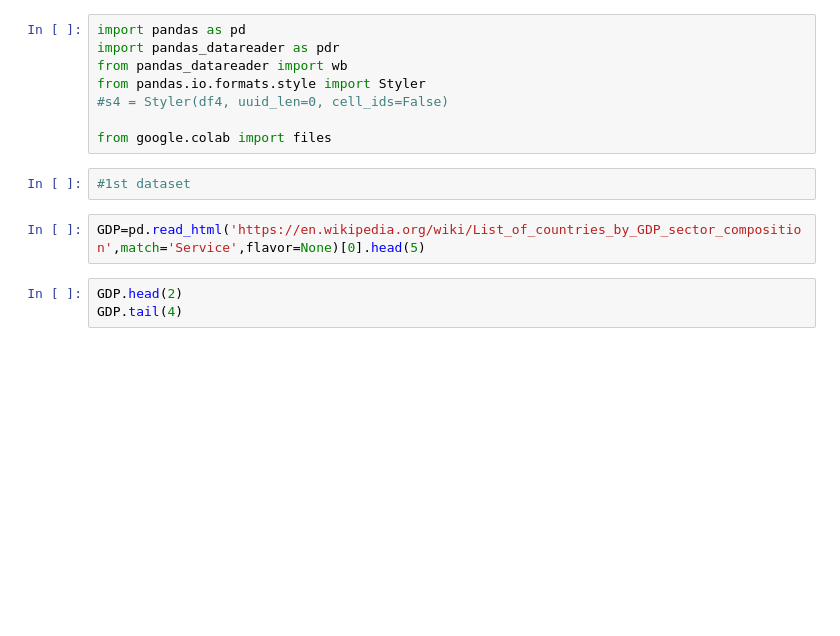
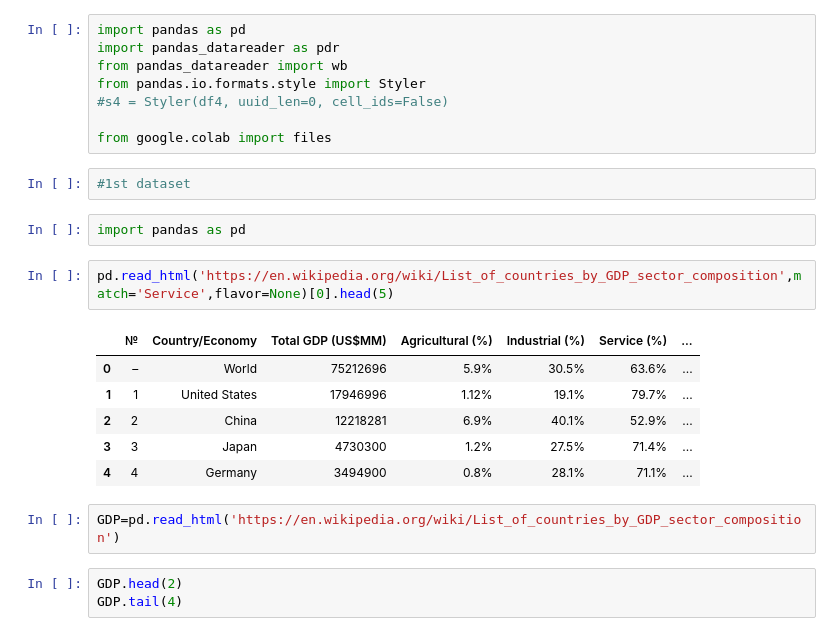
Before and after one commit to shimjide123/datman, a Jupyter notebook: Copy_of_Yu_Nong_ps1_data_management.ipynb, the cells around one changed output. Drawn from its saved outputs; the diff is of its cells as text; blank space fills up the shorter version.

```diff
--- a/Copy_of_Yu_Nong_ps1_data_management.ipynb
+++ b/Copy_of_Yu_Nong_ps1_data_management.ipynb
@@ -12,8 +12,19 @@ from pandas.io.formats.style import Styler
 from google.colab import files
 # %%
 #1st dataset
+# %%
+import pandas as pd
 # %%
-GDP=pd.read_html('https://en.wikipedia.org/wiki/List_of_countries_by_GDP_sector_composition',match='Service',flavor=None)[0].head(5)
+pd.read_html('https://en.wikipedia.org/wiki/List_of_countries_by_GDP_sector_composition',match='Service',flavor=None)[0].head(5)
+# %% [output]
+|  | № | Country/Economy | Total GDP (US$MM) | Agricultural (%) | Industrial (%) | Service (%) | ... |
+| 0 | – | World | 75212696 | 5.9% | 30.5% | 63.6% | ... |
+| 1 | 1 | United States | 17946996 | 1.12% | 19.1% | 79.7% | ... |
+| 2 | 2 | China | 12218281 | 6.9% | 40.1% | 52.9% | ... |
+| 3 | 3 | Japan | 4730300 | 1.2% | 27.5% | 71.4% | ... |
+| 4 | 4 | Germany | 3494900 | 0.8% | 28.1% | 71.1% | ... |
+# %%
+GDP=pd.read_html('https://en.wikipedia.org/wiki/List_of_countries_by_GDP_sector_composition')
 # %%
 GDP.head(2)
 GDP.tail(4)
```
Also changed, not shown: parts of 1 cell of this notebook.
